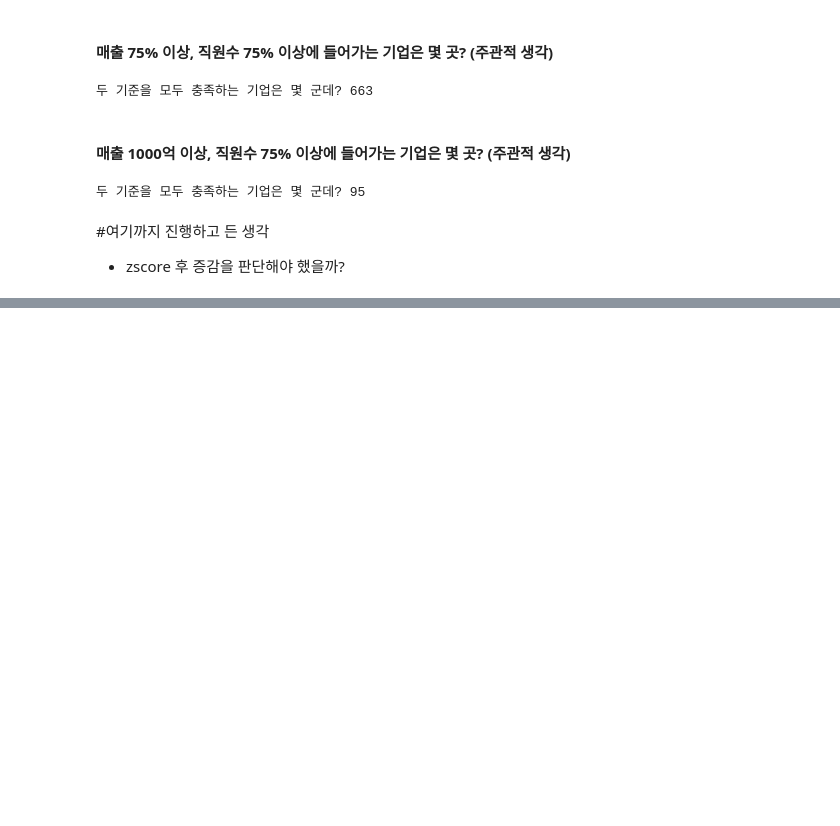
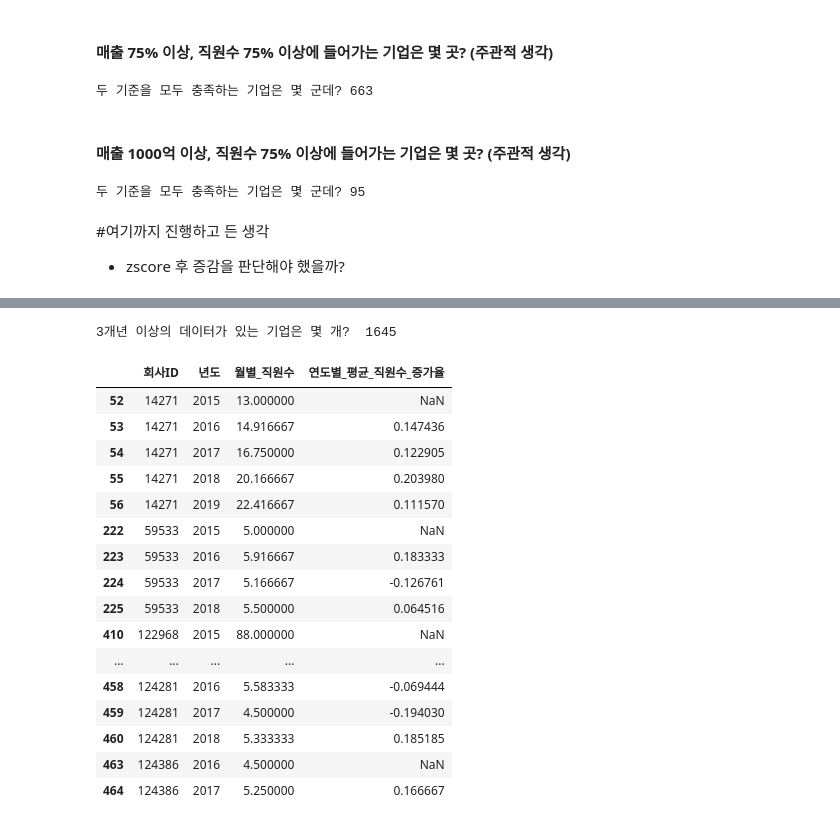
Before and after one commit to cheunx2/team3_wanted_onboarding_2nd, a Jupyter notebook: Week1_고정현/week1_EDA_startup.ipynb, the cells around one changed output, grey strips where cells are left out. Drawn from its saved outputs; the diff is of its cells as text; code cells hidden in the pictures; blank space fills up the shorter version.

```diff
--- a/Week1_고정현/week1_EDA_startup.ipynb
+++ b/Week1_고정현/week1_EDA_startup.ipynb
@@ -226,0 +236,4 @@ print("두 기준을 모두 충족하는 기업은 몇 군데?", len(set1 & set2
+# %%
+employee = unicorn[["회사ID", "년도", "월별_직원수"]].groupby(["회사ID", "년도"]).mean().reset_index()
+employee[employee["회사ID"].value_counts() >= 3]
+# employee.sort_values(by=["회사ID", "년도"]).head(50)
@@ -226,0 +251,29 @@ print("두 기준을 모두 충족하는 기업은 몇 군데?", len(set1 & set2
+# %%
+mask = employee["회사ID"].value_counts() >=3
+over3year = list(mask[mask == True].index)
+print("3개년 이상의 데이터가 있는 기업은 몇 개? ", len(over3year))
+# %% [output]
+3개년 이상의 데이터가 있는 기업은 몇 개?  1645
+# %%
+#3개년 이상이 있는 경우만 필터링
+employee = employee[employee["회사ID"].isin(over3year)]
+employee["연도별_평균_직원수_증가율"] = employee.groupby("회사ID")["월별_직원수"].pct_change()
+employee.head(50)
+# %% [output]
+|  | 회사ID | 년도 | 월별_직원수 | 연도별_평균_직원수_증가율 |
+| 52 | 14271 | 2015 | 13.000000 | NaN |
+| 53 | 14271 | 2016 | 14.916667 | 0.147436 |
+| 54 | 14271 | 2017 | 16.750000 | 0.122905 |
+| 55 | 14271 | 2018 | 20.166667 | 0.203980 |
+| 56 | 14271 | 2019 | 22.416667 | 0.111570 |
+| 222 | 59533 | 2015 | 5.000000 | NaN |
+| 223 | 59533 | 2016 | 5.916667 | 0.183333 |
+| 224 | 59533 | 2017 | 5.166667 | -0.126761 |
+| 225 | 59533 | 2018 | 5.500000 | 0.064516 |
+| 410 | 122968 | 2015 | 88.000000 | NaN |
+| ... | ... | ... | ... | ... |
+| 458 | 124281 | 2016 | 5.583333 | -0.069444 |
+| 459 | 124281 | 2017 | 4.500000 | -0.194030 |
+| 460 | 124281 | 2018 | 5.333333 | 0.185185 |
+| 463 | 124386 | 2016 | 4.500000 | NaN |
+| 464 | 124386 | 2017 | 5.250000 | 0.166667 |
```
Also changed, not shown: parts of 5 cells of this notebook.
